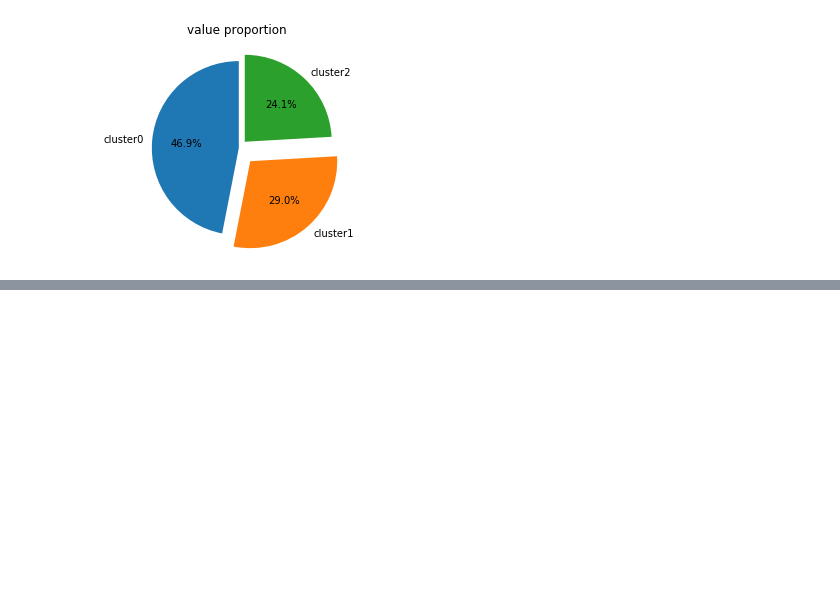
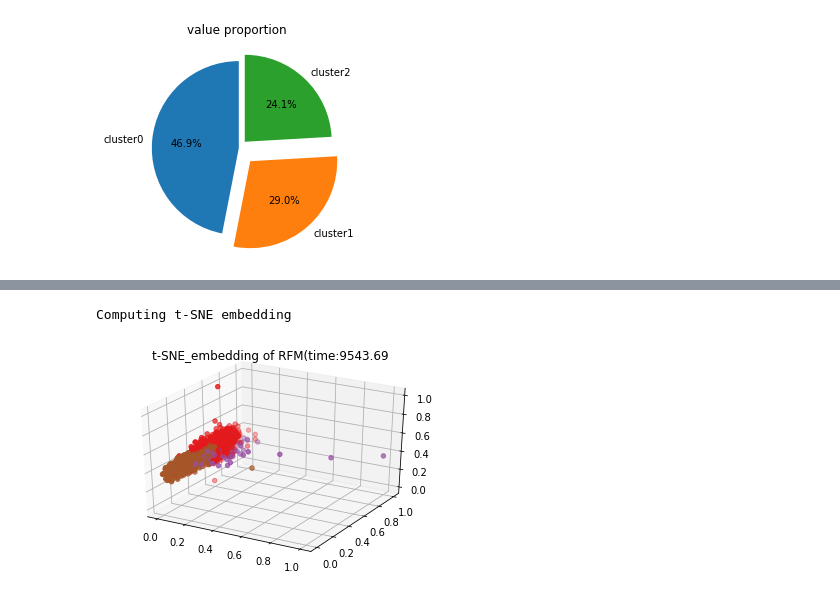
Before and after one commit to greatofdream/bigdata, a Jupyter notebook: Untitled.ipynb, the cells around one changed output, grey strips where cells are left out. Cells and saved outputs as stored; diff of their text form; code cells hidden in the pictures; blank space fills up the shorter version.

```diff
--- a/Untitled.ipynb
+++ b/Untitled.ipynb
@@ -305,0 +355,16 @@ Text(0.5, 1.0, 'value proportion ')
+# %%
+def plot3_embedding(X, title=None):
+    x_min, x_max = np.min(X, 0),np.max(X, 0)
+    X=(X -x_min)/(x_max - x_min)
+    plt.figure()
+    ax = plt.subplot(111,projection='3d')
+    ax.scatter(X[:, 0], X[:, 1],X[:,2], c=[plt.cm.Set1(i/3) for i in y])
+    # .view_init(elev=45, azimuth=45)
+    #plt.xticks([]), plt.yticks([]), plt.zticks([])
+    if title is not None:
+        plt.title(title)
+print("Computing t-SNE embedding")
+plot3_embedding(X_tsne3, "t-SNE_embedding of RFM(time:{:.2f}".format(time()-t0))
+# %% [output]
+Computing t-SNE embedding
+[figure, added]
```
Also changed, not shown: parts of 23 cells of this notebook, 18 other files.
